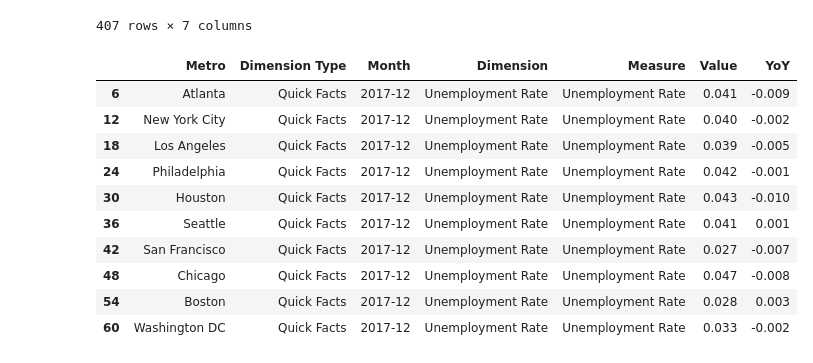
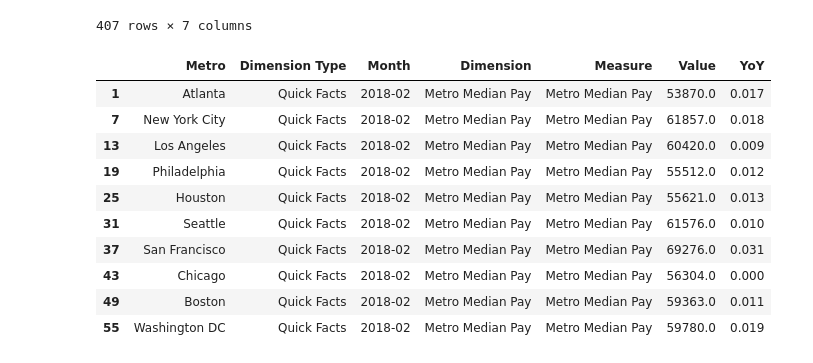
Before and after one commit to Elvinh/cs122_final_project, a Jupyter notebook: college_major_analysis.ipynb, the cells around one changed output. Drawn from its saved outputs; the diff is of its cells as text; code cells hidden in the pictures.

```diff
--- a/college_major_analysis.ipynb
+++ b/college_major_analysis.ipynb
@@ -215,16 +215,16 @@ df.loc[df['Dimension Type'] == 'Industry']
 # %%
 df2 = df.loc[df['Dimension'] == 'Computer Software & Hardware']
 # %%
-df.loc[df['Measure'] == '']
+df.loc[df['Measure'] == 'Metro Median Pay']
 # %% [output]
 |  | Metro | Dimension Type | Month | Dimension | Measure | Value | YoY |
-| 6 | Atlanta | Quick Facts | 2017-12 | Unemployment Rate | Unemployment Rate | 0.041 | -0.009 |
-| 12 | New York City | Quick Facts | 2017-12 | Unemployment Rate | Unemployment Rate | 0.040 | -0.002 |
-| 18 | Los Angeles | Quick Facts | 2017-12 | Unemployment Rate | Unemployment Rate | 0.039 | -0.005 |
-| 24 | Philadelphia | Quick Facts | 2017-12 | Unemployment Rate | Unemployment Rate | 0.042 | -0.001 |
-| 30 | Houston | Quick Facts | 2017-12 | Unemployment Rate | Unemployment Rate | 0.043 | -0.010 |
-| 36 | Seattle | Quick Facts | 2017-12 | Unemployment Rate | Unemployment Rate | 0.041 | 0.001 |
-| 42 | San Francisco | Quick Facts | 2017-12 | Unemployment Rate | Unemployment Rate | 0.027 | -0.007 |
-| 48 | Chicago | Quick Facts | 2017-12 | Unemployment Rate | Unemployment Rate | 0.047 | -0.008 |
-| 54 | Boston | Quick Facts | 2017-12 | Unemployment Rate | Unemployment Rate | 0.028 | 0.003 |
-| 60 | Washington DC | Quick Facts | 2017-12 | Unemployment Rate | Unemployment Rate | 0.033 | -0.002 |
+| 1 | Atlanta | Quick Facts | 2018-02 | Metro Median Pay | Metro Median Pay | 53870.0 | 0.017 |
+| 7 | New York City | Quick Facts | 2018-02 | Metro Median Pay | Metro Median Pay | 61857.0 | 0.018 |
+| 13 | Los Angeles | Quick Facts | 2018-02 | Metro Median Pay | Metro Median Pay | 60420.0 | 0.009 |
+| 19 | Philadelphia | Quick Facts | 2018-02 | Metro Median Pay | Metro Median Pay | 55512.0 | 0.012 |
+| 25 | Houston | Quick Facts | 2018-02 | Metro Median Pay | Metro Median Pay | 55621.0 | 0.013 |
+| 31 | Seattle | Quick Facts | 2018-02 | Metro Median Pay | Metro Median Pay | 61576.0 | 0.010 |
+| 37 | San Francisco | Quick Facts | 2018-02 | Metro Median Pay | Metro Median Pay | 69276.0 | 0.031 |
+| 43 | Chicago | Quick Facts | 2018-02 | Metro Median Pay | Metro Median Pay | 56304.0 | 0.000 |
+| 49 | Boston | Quick Facts | 2018-02 | Metro Median Pay | Metro Median Pay | 59363.0 | 0.011 |
+| 55 | Washington DC | Quick Facts | 2018-02 | Metro Median Pay | Metro Median Pay | 59780.0 | 0.019 |
```
